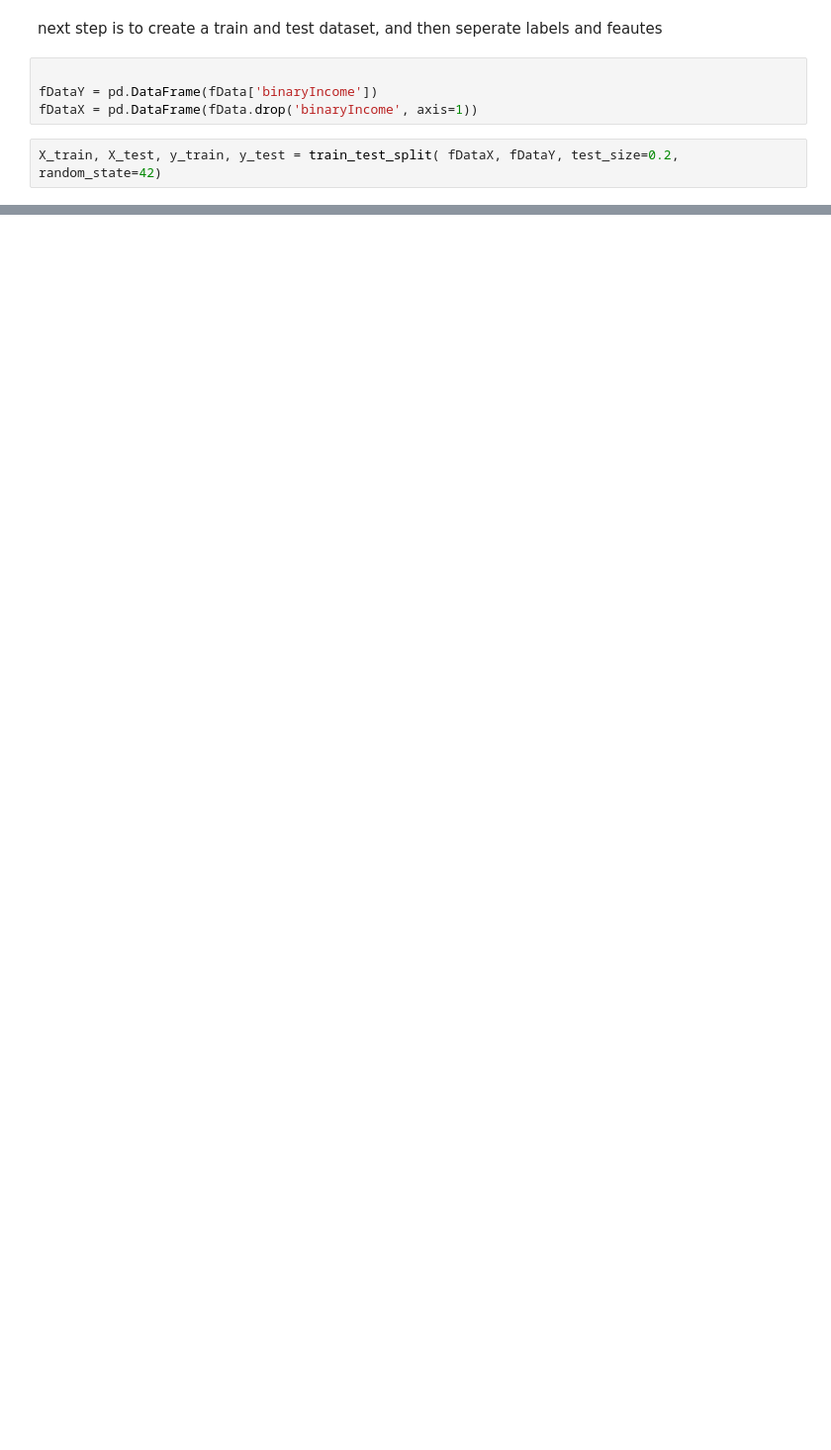
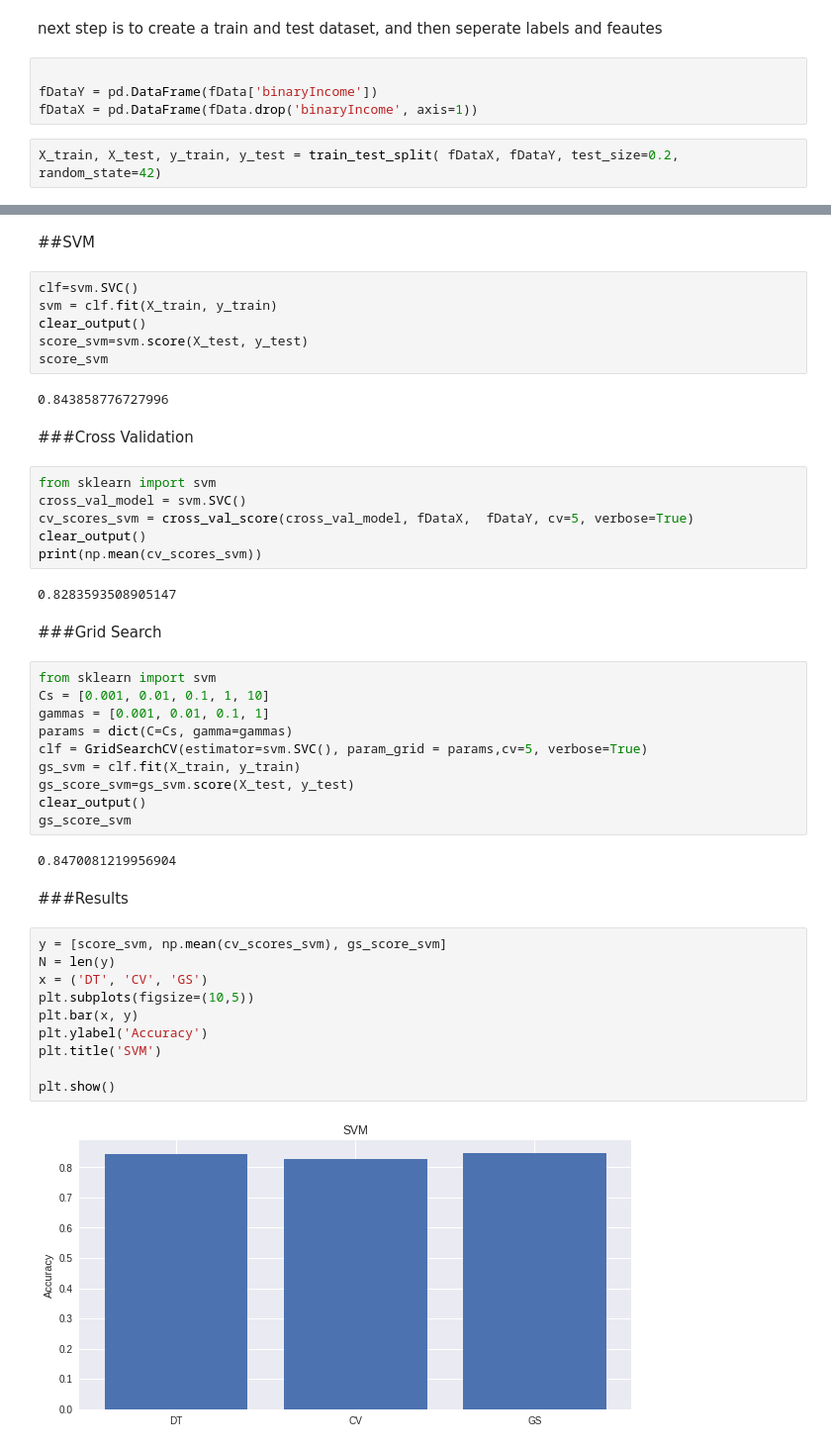
Before and after one commit to daniyal9538/GeneralProjects, a Jupyter notebook: CNG_562_HW_1_1.ipynb, the cells around one changed output, grey strips where cells are left out. Shown at 99% size. Cells and saved outputs as stored; diff of their text form; blank space fills up the shorter version.

```diff
--- a/CNG_562_HW_1_1.ipynb
+++ b/CNG_562_HW_1_1.ipynb
@@ -492,0 +522,48 @@ best_model.score(fDataX, fDataY)
+# %% [markdown]
+##SVM
+# %%
+clf=svm.SVC()
+svm = clf.fit(X_train, y_train)
+clear_output()
+score_svm=svm.score(X_test, y_test)
+score_svm
+# %% [output]
+0.843858776727996
+# %% [markdown]
+###Cross Validation
+# %%
+from sklearn import svm
+cross_val_model = svm.SVC()
+cv_scores_svm = cross_val_score(cross_val_model, fDataX,  fDataY, cv=5, verbose=True)
+clear_output()
+print(np.mean(cv_scores_svm))
+# %% [output]
+0.8283593508905147
+# %% [markdown]
+###Grid Search
+# %%
+from sklearn import svm
+Cs = [0.001, 0.01, 0.1, 1, 10]
+gammas = [0.001, 0.01, 0.1, 1]
+params = dict(C=Cs, gamma=gammas)
+clf = GridSearchCV(estimator=svm.SVC(), param_grid = params,cv=5, verbose=True)
+gs_svm = clf.fit(X_train, y_train)
+gs_score_svm=gs_svm.score(X_test, y_test)
+clear_output()
+gs_score_svm
+# %% [output]
+0.8470081219956904
+# %% [markdown]
+###Results
+# %%
+y = [score_svm, np.mean(cv_scores_svm), gs_score_svm]
+N = len(y)
+x = ('DT', 'CV', 'GS')
+plt.subplots(figsize=(10,5))
+plt.bar(x, y)
+plt.ylabel('Accuracy')
+plt.title('SVM')
+
+plt.show()
+# %% [output]
+[figure, added]
```
Also changed, not shown: parts of 49 cells of this notebook.
